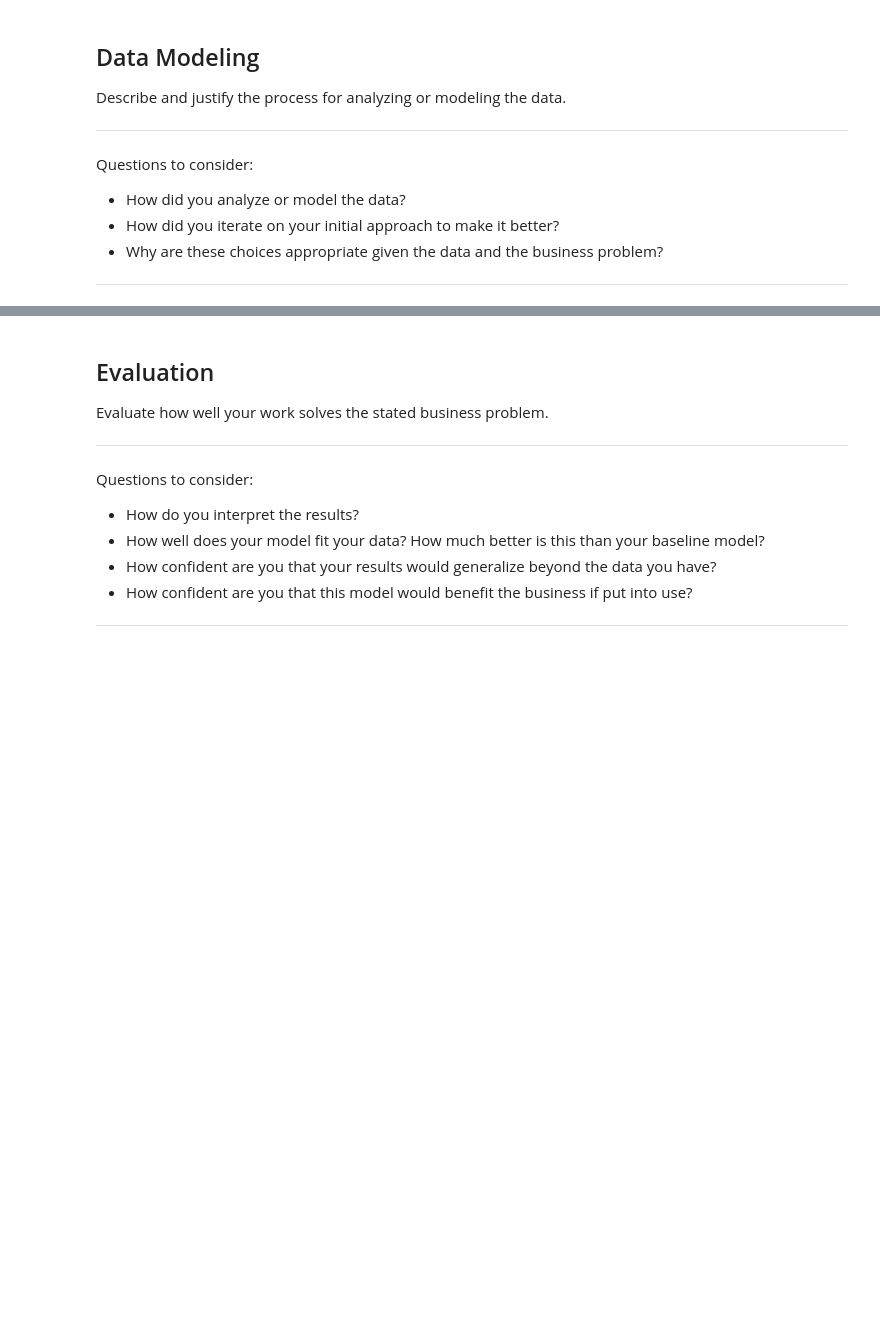
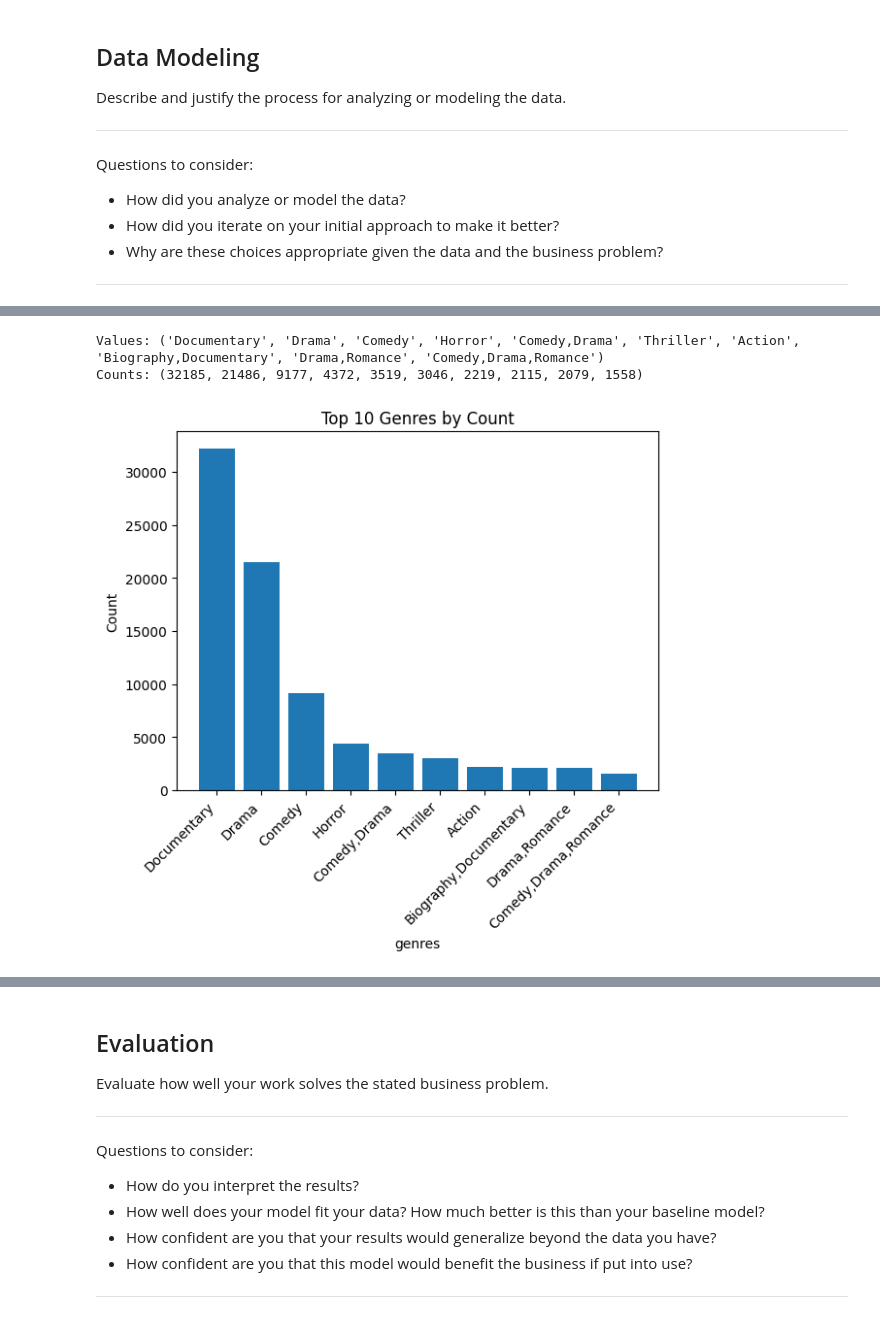
Before and after one commit to likebubba/Microsoft-Phase-1-Project, a Jupyter notebook: student.ipynb, the cells around one changed output, grey strips where cells are left out. Drawn from its saved outputs; the diff is of its cells as text; code cells hidden in the pictures; blank space fills up the shorter version.

```diff
--- a/student.ipynb
+++ b/student.ipynb
@@ -52,3 +124,9 @@ import seaborn as sns
+# %%
+#reading im database
+im_db = "data/im.db"
+
+conn = sqlite3.connect(im_db)
+cursor = conn.cursor()
 # %% [markdown]
 ## Data Preparation
 
@@ -76,0 +362,30 @@ Questions to consider:
+# %%
+# Replace 'movie_basics' and 'genres' with your actual table and column names
+table_name = 'movie_basics'
+column_name = 'genres'
+
+# Execute a query to get the value counts for unique elements in the 'genres' column, order by count, and limit the results
+query = f"SELECT {column_name}, COUNT(*) as count FROM {table_name} GROUP BY {column_name} ORDER BY count DESC LIMIT 10"
+cursor.execute(query)
+
+# Fetch the data
+value_counts = cursor.fetchall()
+
+# Close the cursor and the connection
+print("Values:", values)
+print("Counts:", counts)
+
+# Extract data for plotting
+values, counts = zip(*value_counts)
+
+# Plot a bar graph
+plt.bar(values, counts)
+plt.xlabel(column_name)
+plt.ylabel('Count')
+plt.title(f'Top 10 Genres by Count')
+plt.xticks(rotation=45, ha='right')  # Adjust the rotation for better visibility
+plt.show()
+# %% [output]
+Values: ('Documentary', 'Drama', 'Comedy', 'Horror', 'Comedy,Drama', 'Thriller', 'Action', 'Biography,Documentary', 'Drama,Romance', 'Comedy,Drama,Romance')
+Counts: (32185, 21486, 9177, 4372, 3519, 3046, 2219, 2115, 2079, 1558)
+[figure, added]
```
Also changed, not shown: parts of 39 cells of this notebook, 4 other files.
